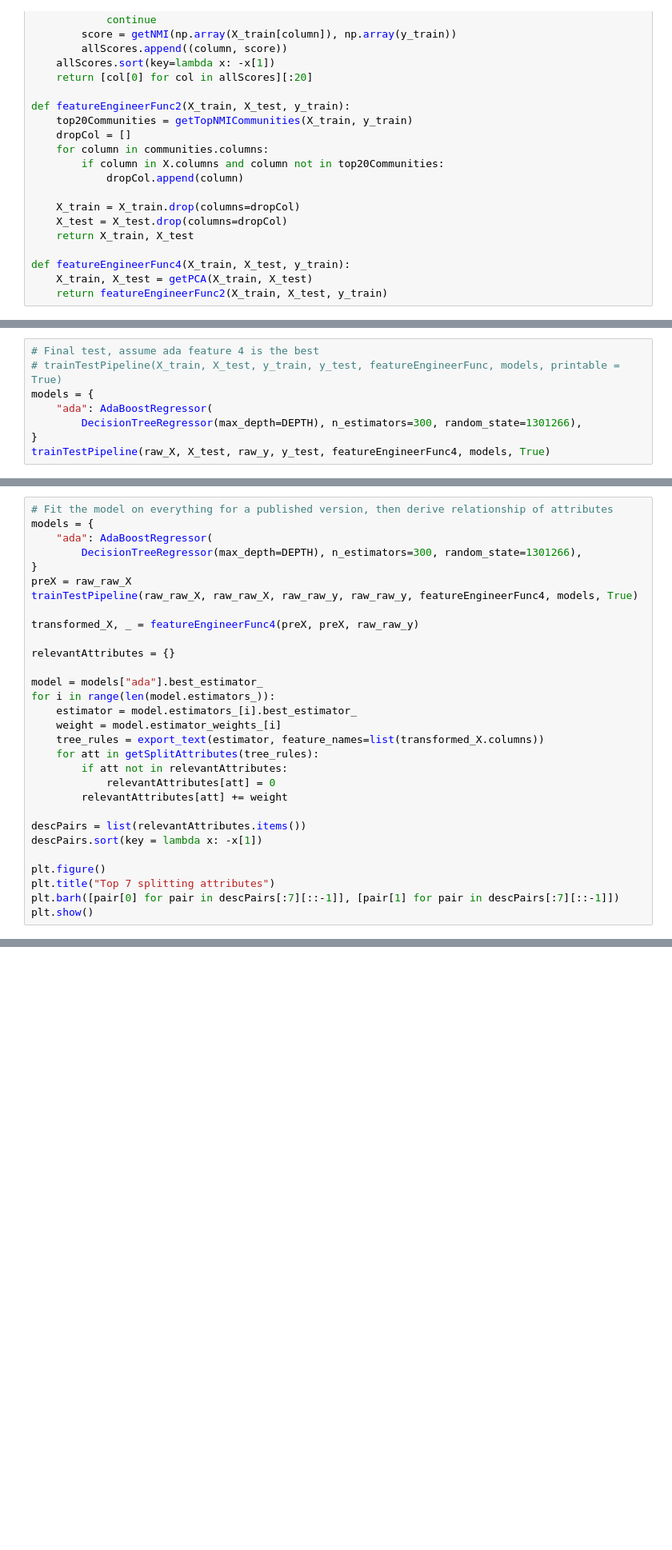
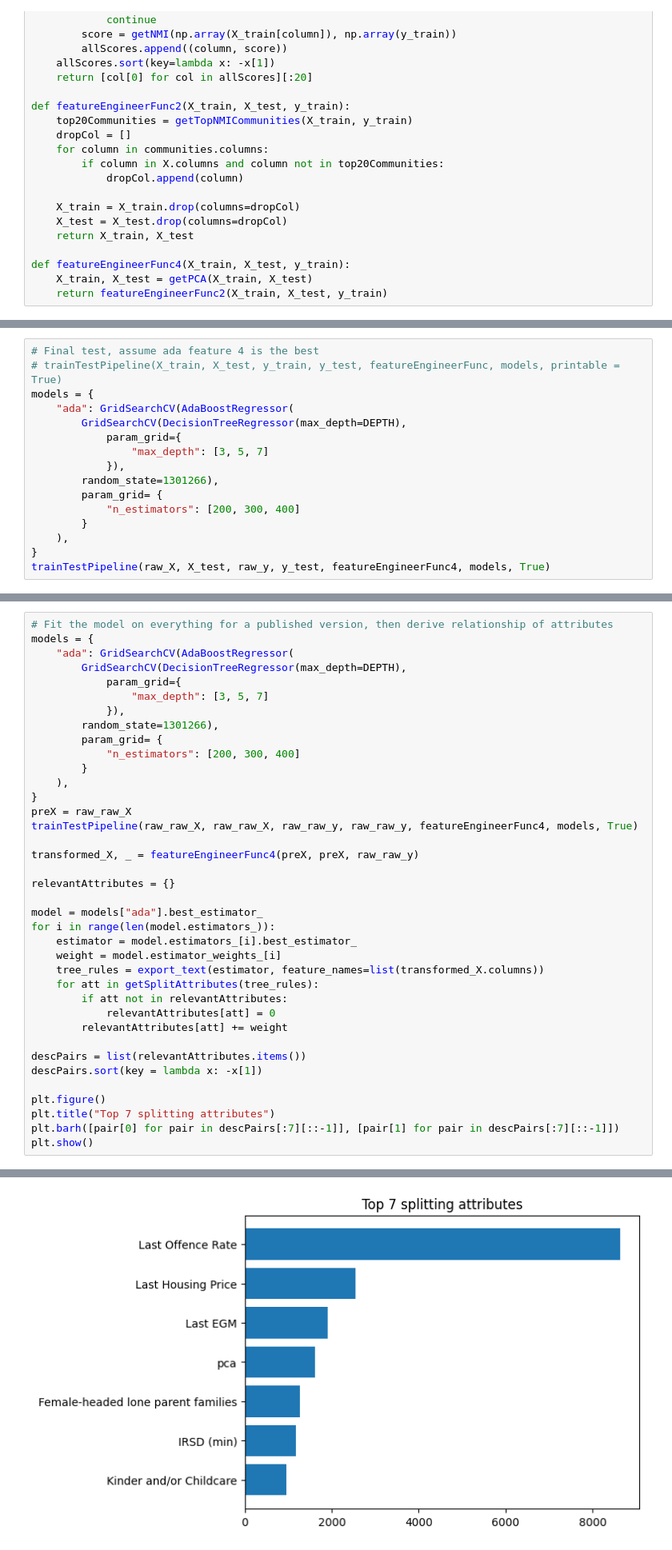
Before and after one commit to khangluong2004/COMP20008_Assignment2, a Jupyter notebook: khang/model.ipynb, the cells around one changed output, grey strips where cells are left out. Shown at 80% size. Cells and saved outputs as stored; diff of their text form; blank space fills up the shorter version.

```diff
--- a/khang/model.ipynb
+++ b/khang/model.ipynb
@@ -567,8 +572,16 @@ Used attributes for regressor tree:
 # Final test, assume ada feature 4 is the best
 # trainTestPipeline(X_train, X_test, y_train, y_test, featureEngineerFunc, models, printable = True)
 models = {
-    "ada": AdaBoostRegressor(
-        DecisionTreeRegressor(max_depth=DEPTH), n_estimators=300, random_state=1301266),
+    "ada": GridSearchCV(AdaBoostRegressor(
+        GridSearchCV(DecisionTreeRegressor(max_depth=DEPTH),
+            param_grid={
+                "max_depth": [3, 5, 7]
+            }),
+        random_state=1301266),
+        param_grid= {
+            "n_estimators": [200, 300, 400]
+        }
+    ),
 }
 trainTestPipeline(raw_X, X_test, raw_y, y_test, featureEngineerFunc4, models, True)
 # %% [output]
@@ -594,8 +607,16 @@ RMSE of  ada : 207.88490400275342
 # %%
 # Fit the model on everything for a published version, then derive relationship of attributes
 models = {
-    "ada": AdaBoostRegressor(
-        DecisionTreeRegressor(max_depth=DEPTH), n_estimators=300, random_state=1301266),
+    "ada": GridSearchCV(AdaBoostRegressor(
+        GridSearchCV(DecisionTreeRegressor(max_depth=DEPTH),
+            param_grid={
+                "max_depth": [3, 5, 7]
+            }),
+        random_state=1301266),
+        param_grid= {
+            "n_estimators": [200, 300, 400]
+        }
+    ),
 }
 preX = raw_raw_X
 trainTestPipeline(raw_raw_X, raw_raw_X, raw_raw_y, raw_raw_y, featureEngineerFunc4, models, True)
@@ -630,2 +648,3 @@ ValueError: X has 165 features, but PCA is expecting 164 features as input.
+[figure, added]
 # %%
 # Try restricting to top 20 of highest correlation coeff for Linear model
```
Also changed, not shown: parts of 9 cells of this notebook.
